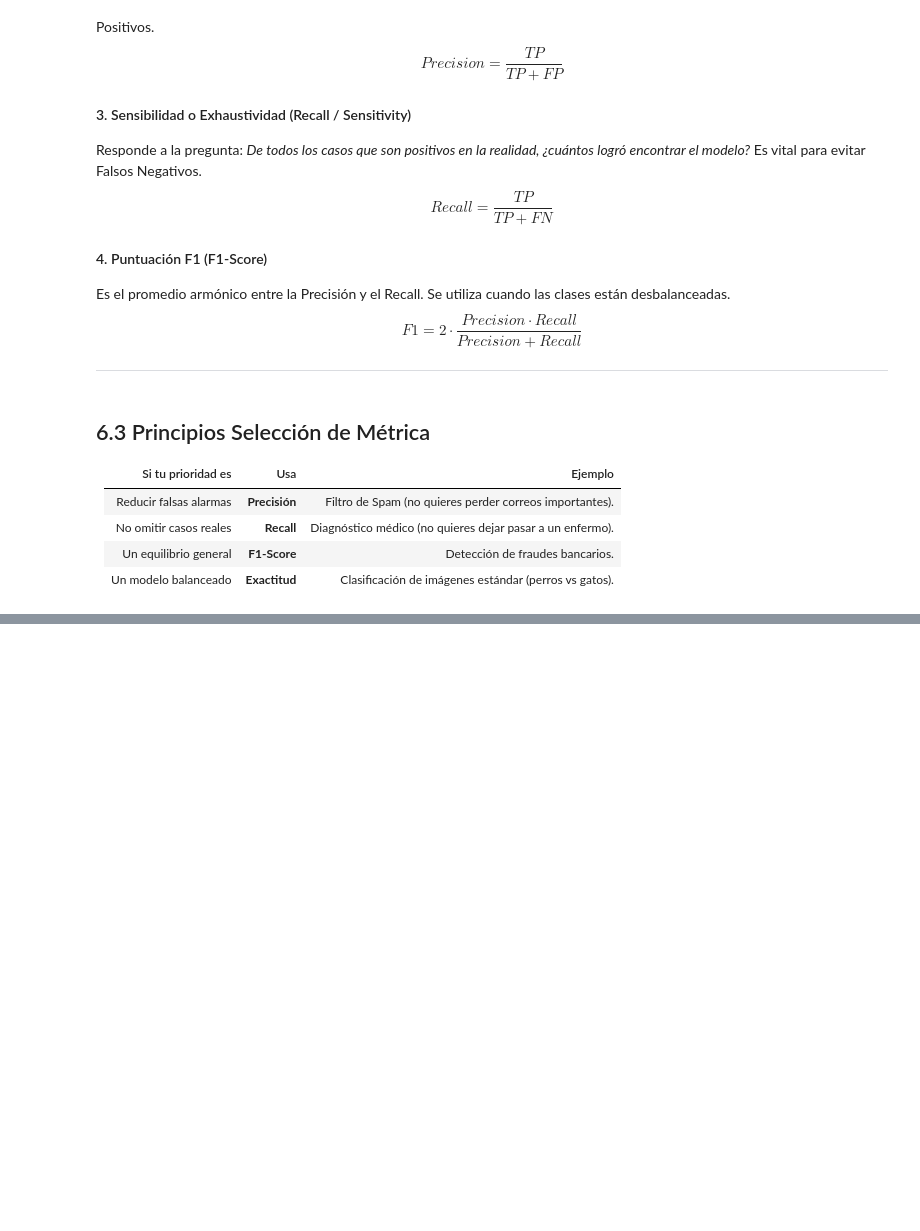
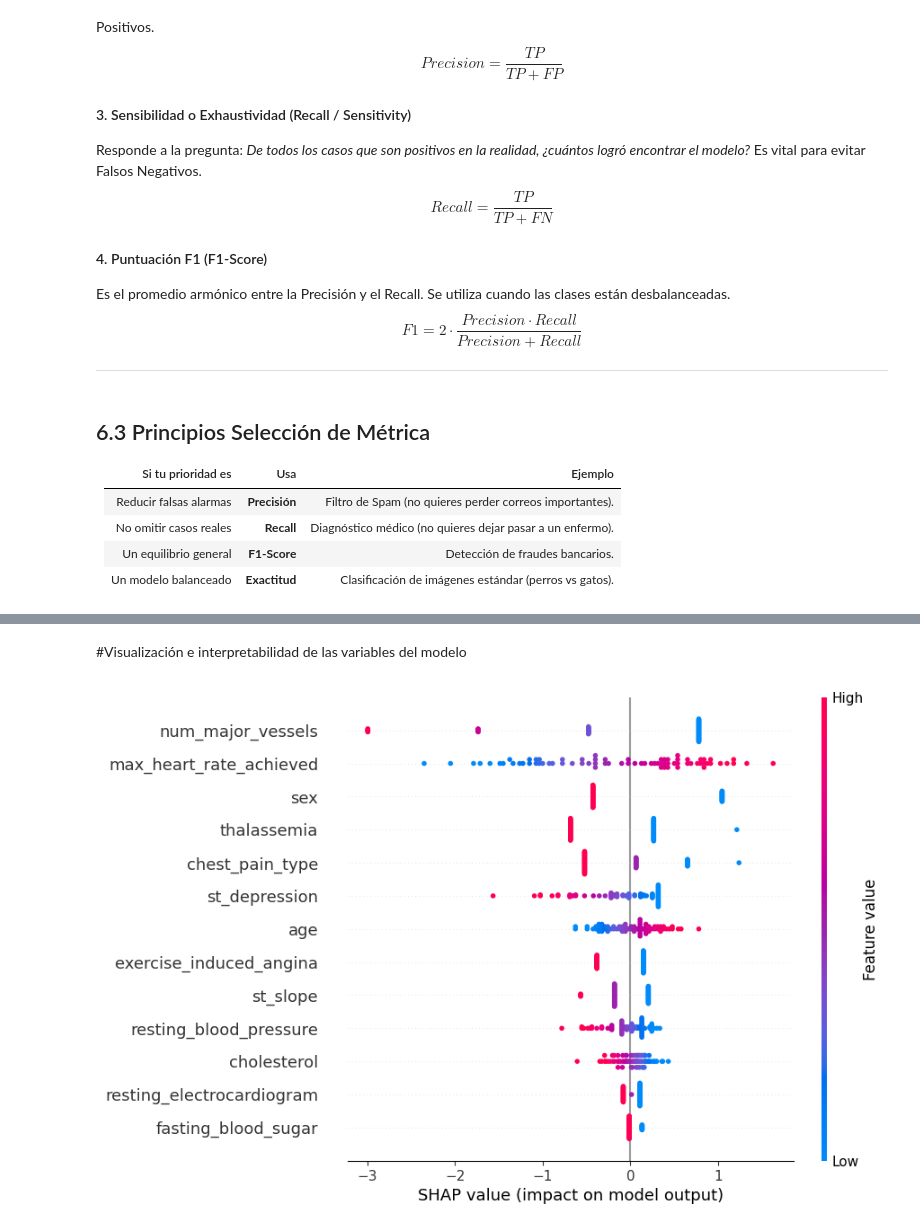
Before and after one commit to juanpajaro/IA_en_salud_diplomado_puj, a Jupyter notebook: Clase_4_Prediccion_enfermedad_cardiaca.ipynb, the cells around one changed output, grey strips where cells are left out. Cells and saved outputs as stored; diff of their text form; code cells hidden in the pictures; blank space fills up the shorter version.

```diff
--- a/Clase_4_Prediccion_enfermedad_cardiaca.ipynb
+++ b/Clase_4_Prediccion_enfermedad_cardiaca.ipynb
@@ -390,0 +498,9 @@ np.round(data_table.reset_index(drop=True), 2)
+# %% [markdown]
+#Visualización e interpretabilidad de las variables del modelo
+# %%
+explainer = shap.Explainer(clf, X_train, feature_names=X_train.columns)
+shap_values = explainer(X_val)
+# %%
+shap.plots.beeswarm(shap_values, max_display = 13)
+# %% [output]
+[figure, added]
```
Also changed, not shown: parts of 18 cells of this notebook.
